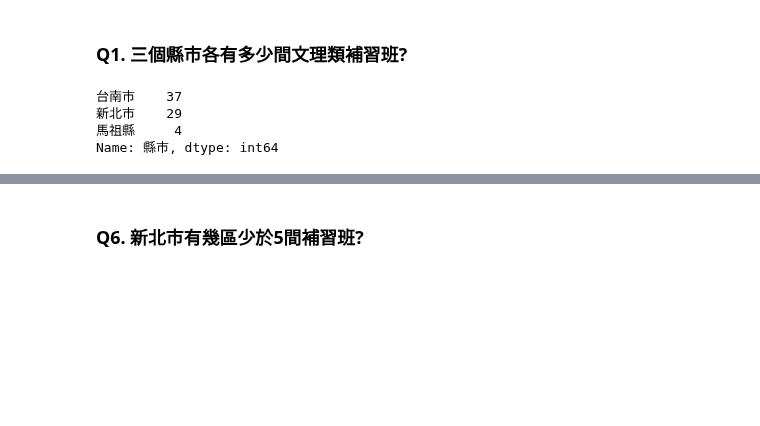
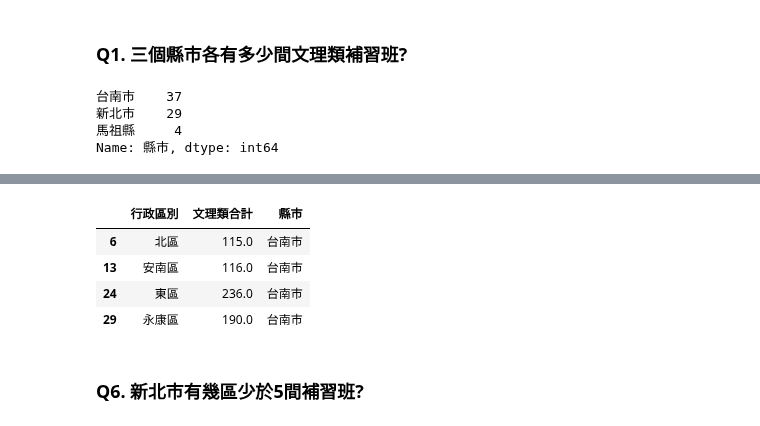
Before and after one commit to 41071119H-Irene/LAT, a Jupyter notebook: W2/Homework 1_0315.ipynb, the cells around one changed output, grey strips where cells are left out. Saved outputs shown, nothing was run; the diff lists cells and outputs as text; code cells hidden in the pictures; blank space fills up the shorter version.

```diff
--- a/W2/Homework 1_0315.ipynb
+++ b/W2/Homework 1_0315.ipynb
@@ -182,2 +189,10 @@ big = frames[frames["文理類合計"] > 80]
+# %%
+Type.loc[Type['文理類合計'] > 100]
+# %% [output]
+|  | 行政區別 | 文理類合計 | 縣市 |
+| 6 | 北區 | 115.0 | 台南市 |
+| 13 | 安南區 | 116.0 | 台南市 |
+| 24 | 東區 | 236.0 | 台南市 |
+| 29 | 永康區 | 190.0 | 台南市 |
 # %% [markdown]
 ### Q6. 新北市有幾區少於5間補習班?
```
Also changed, not shown: parts of 33 cells of this notebook.
